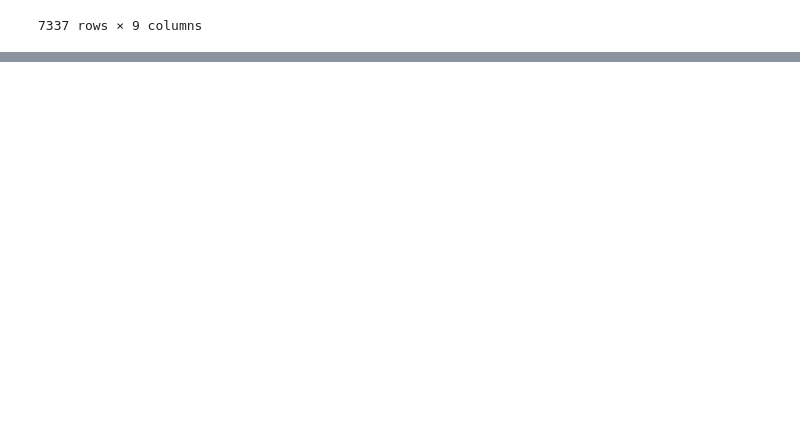
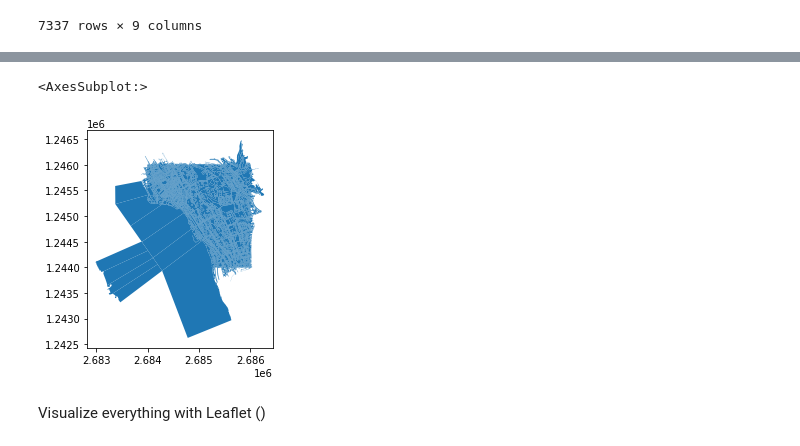
Before and after one commit to UserAgi/rainbowrabbit, a Jupyter notebook: work_nic.ipynb, the cells around one changed output, grey strips where cells are left out. Saved outputs shown, nothing was run; the diff lists cells and outputs as text; code cells hidden in the pictures; blank space fills up the shorter version.

```diff
--- a/work_nic.ipynb
+++ b/work_nic.ipynb
@@ -202,0 +211,26 @@ Visualize everything with Leaflet ()
+# %%
+import geopandas as gpd
+from requests import Request
+from owslib.wfs import WebFeatureService
+
+# URL for WFS backend
+url = "http://maps.zh.ch/wfs/AVZHWFS"
+
+# Initialize
+wfs = WebFeatureService(url=url)
+
+# Get data from WFS
+# Specify the parameters for fetching the data
+# Also specify a bounding box (2km x 2km) in order to get less data
+layer = 'bodenbedeckung_f'
+bbox="2684000,1244000,2686000,1246000"
+params = dict(service='WFS', version="1.0.0", request='GetFeature',
+      typeName=layer, outputFormat='geojson', bbox=bbox)
+
+# Parse the URL with parameters
+q = Request('GET', url, params=params).prepare().url
+
+data = gpd.read_file(q)
+
+# print GeoDataFrame as a table
+data
@@ -202,0 +251,8 @@ Visualize everything with Leaflet ()
+# %%
+# Plot GeodataFrame as a map (in a graph)
+data.plot()
+# %% [output]
+<AxesSubplot:>
+[figure, added]
+# %% [markdown]
+Visualize everything with Leaflet ()
```
Also changed, not shown: parts of 9 cells of this notebook.
